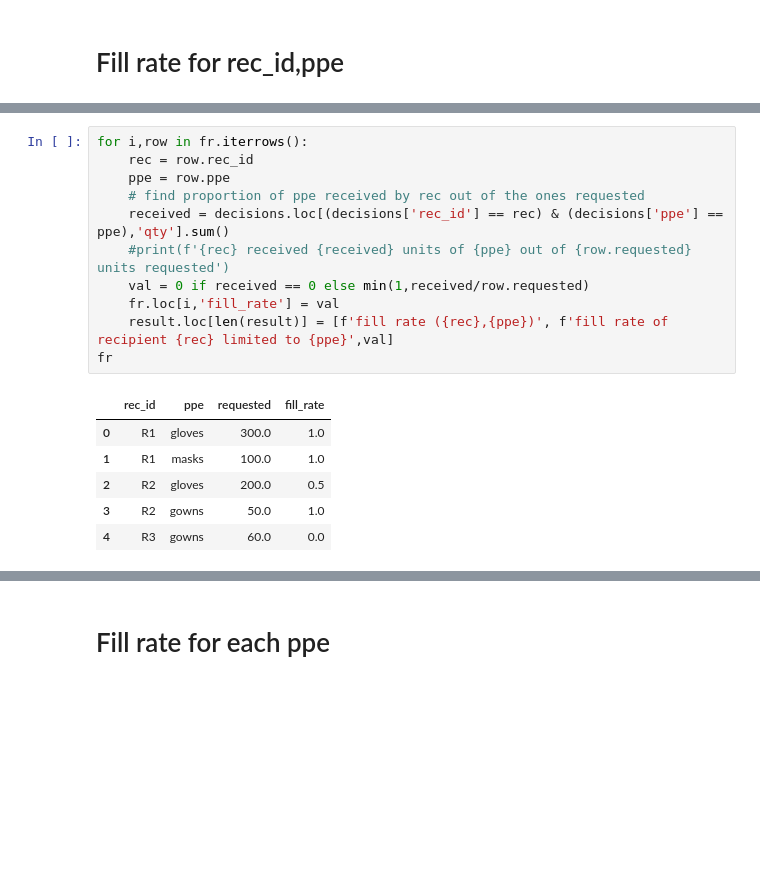
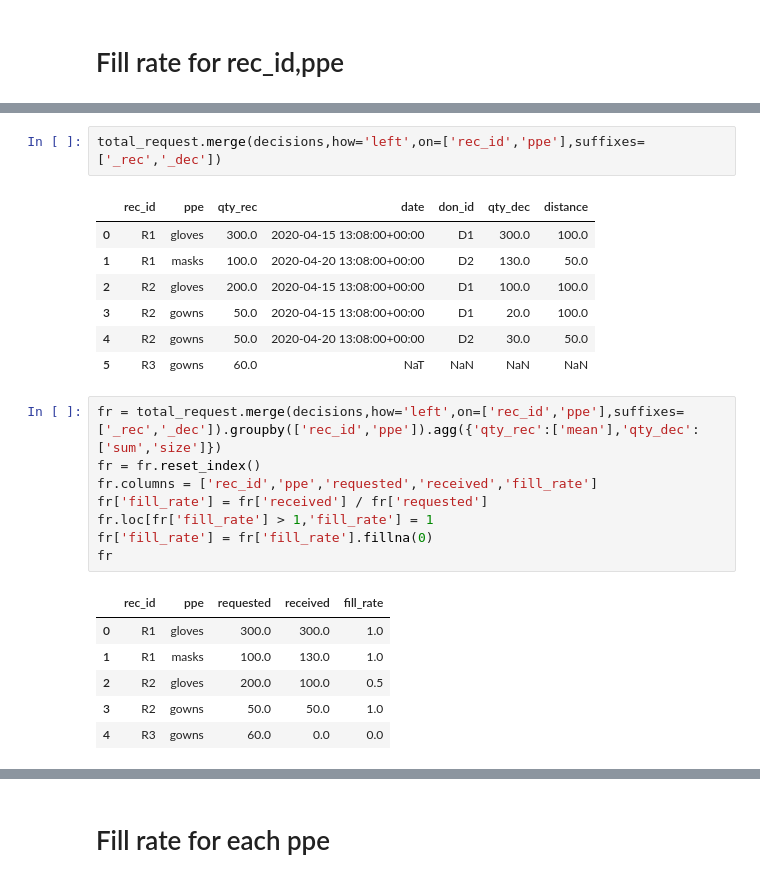
Before and after one commit to samorani/MatchingPPE, a Jupyter notebook: Process results.ipynb, the cells around one changed output, grey strips where cells are left out. Cells and saved outputs as stored; diff of their text form; blank space fills up the shorter version.

```diff
--- a/Process results.ipynb
+++ b/Process results.ipynb
@@ -67,18 +62,25 @@ fr
-# %%
-for i,row in fr.iterrows():
-    rec = row.rec_id
-    ppe = row.ppe
-    # find proportion of ppe received by rec out of the ones requested
-    received = decisions.loc[(decisions['rec_id'] == rec) & (decisions['ppe'] == ppe),'qty'].sum()
-    #print(f'{rec} received {received} units of {ppe} out of {row.requested} units requested')
-    val = 0 if received == 0 else min(1,received/row.requested)
-    fr.loc[i,'fill_rate'] = val
-    result.loc[len(result)] = [f'fill rate ({rec},{ppe})', f'fill rate of recipient {rec} limited to {ppe}',val]
-fr
-# %% [output]
-|  | rec_id | ppe | requested | fill_rate |
-| 0 | R1 | gloves | 300.0 | 1.0 |
-| 1 | R1 | masks | 100.0 | 1.0 |
-| 2 | R2 | gloves | 200.0 | 0.5 |
-| 3 | R2 | gowns | 50.0 | 1.0 |
-| 4 | R3 | gowns | 60.0 | 0.0 |
+# %%
+total_request.merge(decisions,how='left',on=['rec_id','ppe'],suffixes=['_rec','_dec'])
+# %% [output]
+|  | rec_id | ppe | qty_rec | date | don_id | qty_dec | distance |
+| 0 | R1 | gloves | 300.0 | 2020-04-15 13:08:00+00:00 | D1 | 300.0 | 100.0 |
+| 1 | R1 | masks | 100.0 | 2020-04-20 13:08:00+00:00 | D2 | 130.0 | 50.0 |
+| 2 | R2 | gloves | 200.0 | 2020-04-15 13:08:00+00:00 | D1 | 100.0 | 100.0 |
+| 3 | R2 | gowns | 50.0 | 2020-04-15 13:08:00+00:00 | D1 | 20.0 | 100.0 |
+| 4 | R2 | gowns | 50.0 | 2020-04-20 13:08:00+00:00 | D2 | 30.0 | 50.0 |
+| 5 | R3 | gowns | 60.0 | NaT | NaN | NaN | NaN |
+# %%
+fr = total_request.merge(decisions,how='left',on=['rec_id','ppe'],suffixes=['_rec','_dec']).groupby(['rec_id','ppe']).agg({'qty_rec':['mean'],'qty_dec':['sum','size']})
+fr = fr.reset_index()
+fr.columns = ['rec_id','ppe','requested','received','fill_rate']
+fr['fill_rate'] = fr['received'] / fr['requested']
+fr.loc[fr['fill_rate'] > 1,'fill_rate'] = 1
+fr['fill_rate'] = fr['fill_rate'].fillna(0)
+fr
+# %% [output]
+|  | rec_id | ppe | requested | received | fill_rate |
+| 0 | R1 | gloves | 300.0 | 300.0 | 1.0 |
+| 1 | R1 | masks | 100.0 | 130.0 | 1.0 |
+| 2 | R2 | gloves | 200.0 | 100.0 | 0.5 |
+| 3 | R2 | gowns | 50.0 | 50.0 | 1.0 |
+| 4 | R3 | gowns | 60.0 | 0.0 | 0.0 |
```
Also changed, not shown: parts of 30 cells of this notebook, 51 other files.
